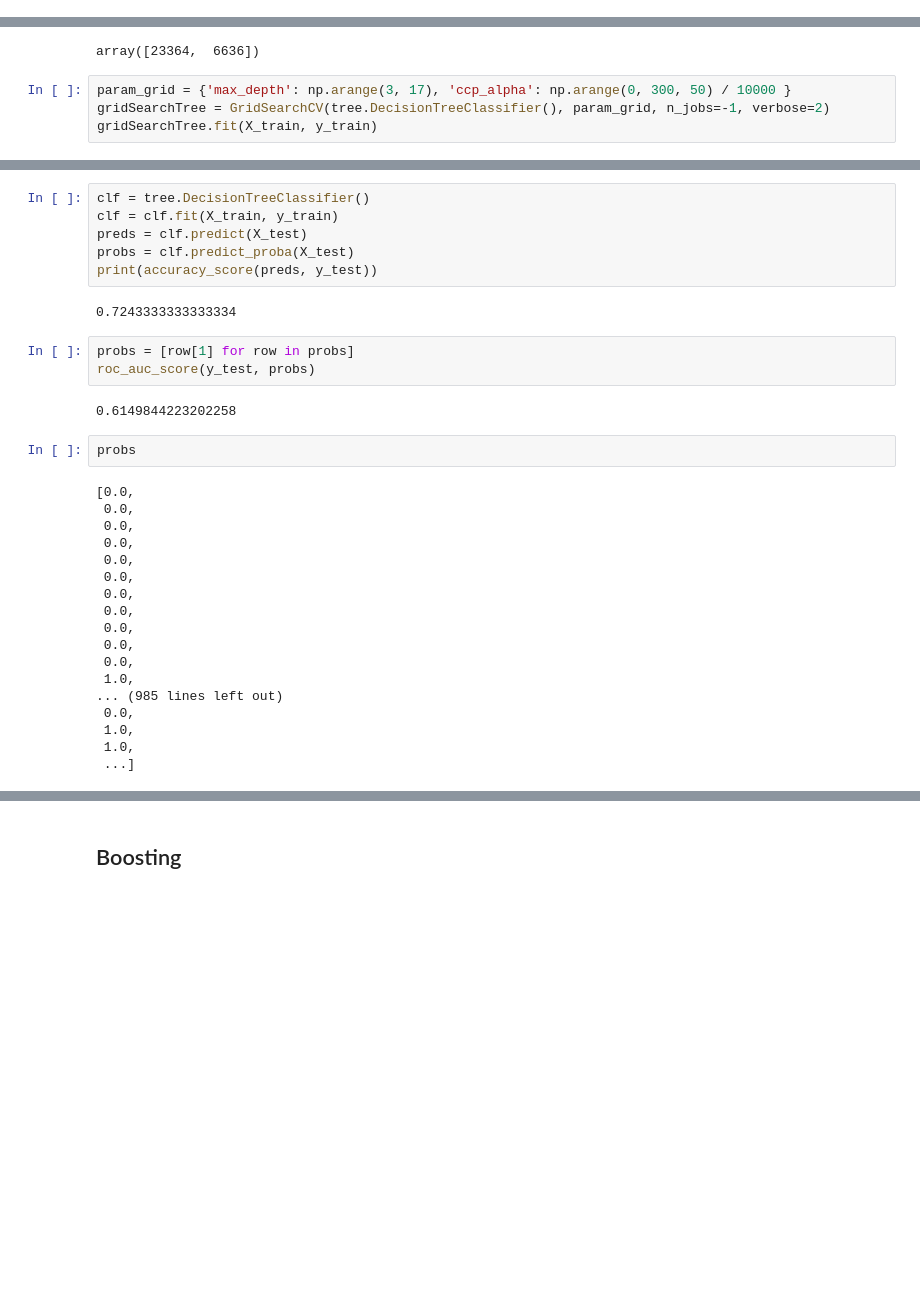
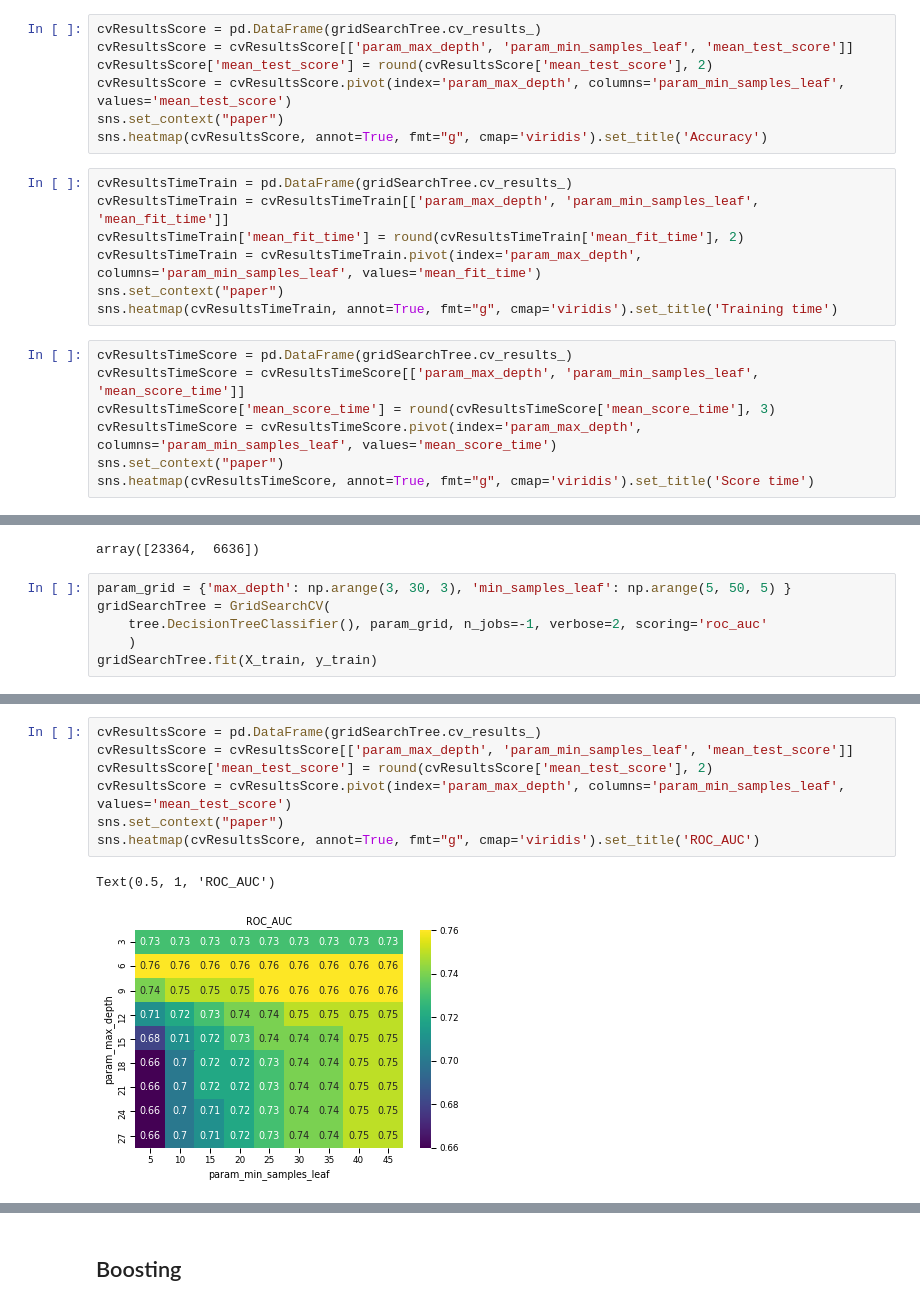
Before and after one commit to mkecera/1-supervised-learning, a Jupyter notebook: assignment1.ipynb, the cells around one changed output, grey strips where cells are left out. Cells and saved outputs as stored; diff of their text form; blank space fills up the shorter version.

```diff
--- a/assignment1.ipynb
+++ b/assignment1.ipynb
@@ -714,3 +595,24 @@ array([7, 2, 1, ..., 4, 5, 6])
+# %%
+cvResultsScore = pd.DataFrame(gridSearchTree.cv_results_)
+cvResultsScore = cvResultsScore[['param_max_depth', 'param_min_samples_leaf', 'mean_test_score']]
+cvResultsScore['mean_test_score'] = round(cvResultsScore['mean_test_score'], 2)
+cvResultsScore = cvResultsScore.pivot(index='param_max_depth', columns='param_min_samples_leaf', values='mean_test_score')
+sns.set_context("paper")
+sns.heatmap(cvResultsScore, annot=True, fmt="g", cmap='viridis').set_title('Accuracy')
+# %%
+cvResultsTimeTrain = pd.DataFrame(gridSearchTree.cv_results_)
+cvResultsTimeTrain = cvResultsTimeTrain[['param_max_depth', 'param_min_samples_leaf', 'mean_fit_time']]
+cvResultsTimeTrain['mean_fit_time'] = round(cvResultsTimeTrain['mean_fit_time'], 2)
+cvResultsTimeTrain = cvResultsTimeTrain.pivot(index='param_max_depth', columns='param_min_samples_leaf', values='mean_fit_time')
+sns.set_context("paper")
+sns.heatmap(cvResultsTimeTrain, annot=True, fmt="g", cmap='viridis').set_title('Training time')
+# %%
+cvResultsTimeScore = pd.DataFrame(gridSearchTree.cv_results_)
+cvResultsTimeScore = cvResultsTimeScore[['param_max_depth', 'param_min_samples_leaf', 'mean_score_time']]
+cvResultsTimeScore['mean_score_time'] = round(cvResultsTimeScore['mean_score_time'], 3)
+cvResultsTimeScore = cvResultsTimeScore.pivot(index='param_max_depth', columns='param_min_samples_leaf', values='mean_score_time')
+sns.set_context("paper")
+sns.heatmap(cvResultsTimeScore, annot=True, fmt="g", cmap='viridis').set_title('Score time')
 # %% [markdown]
 ### Credit default dataset
 # %%
@@ -718,7 +620,9 @@ np.bincount(y_train) + np.bincount(y_test)
 # %% [output]
 array([23364,  6636])
 # %%
-param_grid = {'max_depth': np.arange(3, 17), 'ccp_alpha': np.arange(0, 300, 50) / 10000 }
-gridSearchTree = GridSearchCV(tree.DecisionTreeClassifier(), param_grid, n_jobs=-1, verbose=2)
+param_grid = {'max_depth': np.arange(3, 30, 3), 'min_samples_leaf': np.arange(5, 50, 5) }
+gridSearchTree = GridSearchCV(
+    tree.DecisionTreeClassifier(), param_grid, n_jobs=-1, verbose=2, scoring='roc_auc'
+    )
 gridSearchTree.fit(X_train, y_train)
 # %% [output]
@@ -760,33 +664,10 @@ print(gridSearchTree.best_params_)
-# %%
-clf = tree.DecisionTreeClassifier()
-clf = clf.fit(X_train, y_train)
-preds = clf.predict(X_test)
-probs = clf.predict_proba(X_test)
-print(accuracy_score(preds, y_test))
-# %% [output]
-0.7243333333333334
-# %%
-probs = [row[1] for row in probs]
-roc_auc_score(y_test, probs)
-# %% [output]
-0.6149844223202258
-# %%
-probs
-# %% [output]
-[0.0,
- 0.0,
- 0.0,
- 0.0,
- 0.0,
- 0.0,
- 0.0,
- 0.0,
- 0.0,
- 0.0,
- 0.0,
- 1.0,
-... (985 lines left out)
- 0.0,
- 1.0,
- 1.0,
- ...]
+# %%
+cvResultsScore = pd.DataFrame(gridSearchTree.cv_results_)
+cvResultsScore = cvResultsScore[['param_max_depth', 'param_min_samples_leaf', 'mean_test_score']]
+cvResultsScore['mean_test_score'] = round(cvResultsScore['mean_test_score'], 2)
+cvResultsScore = cvResultsScore.pivot(index='param_max_depth', columns='param_min_samples_leaf', values='mean_test_score')
+sns.set_context("paper")
+sns.heatmap(cvResultsScore, annot=True, fmt="g", cmap='viridis').set_title('ROC_AUC')
+# %% [output]
+Text(0.5, 1, 'ROC_AUC')
+[figure, added]
```
Also changed, not shown: parts of 63 cells of this notebook, 1 other file.
